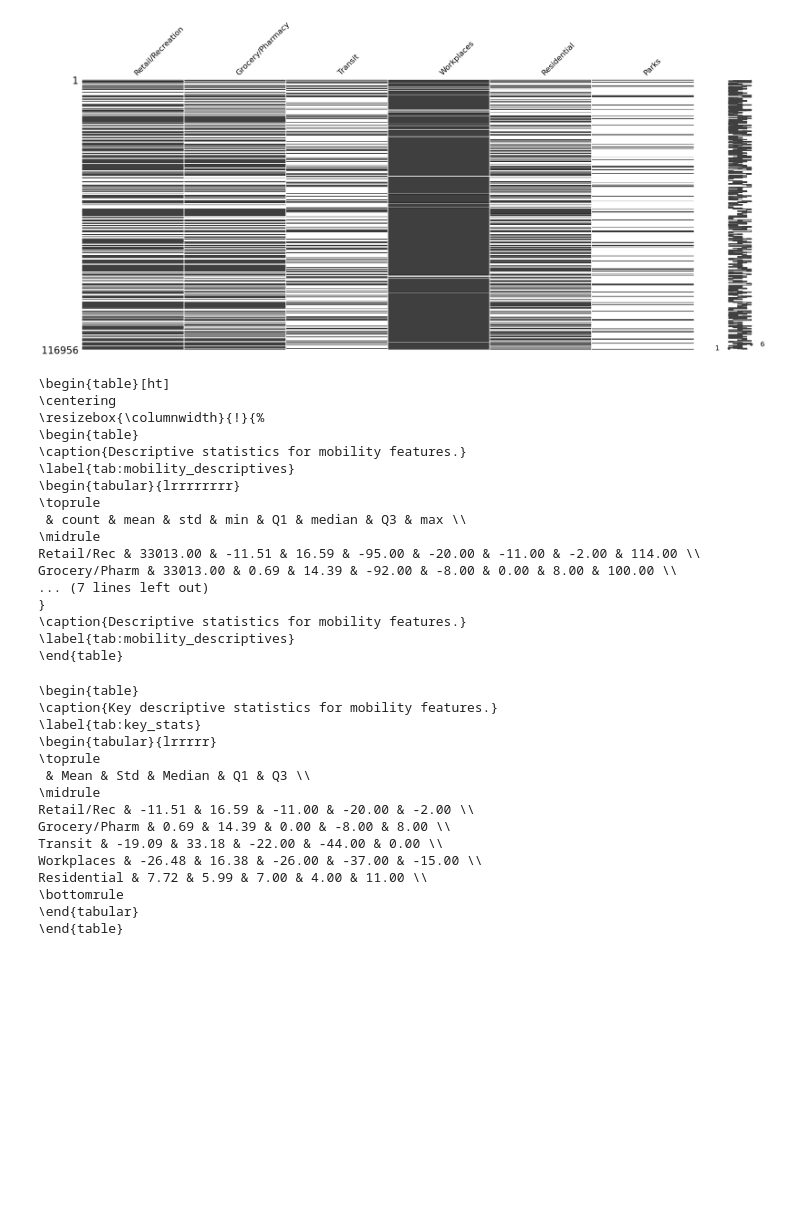
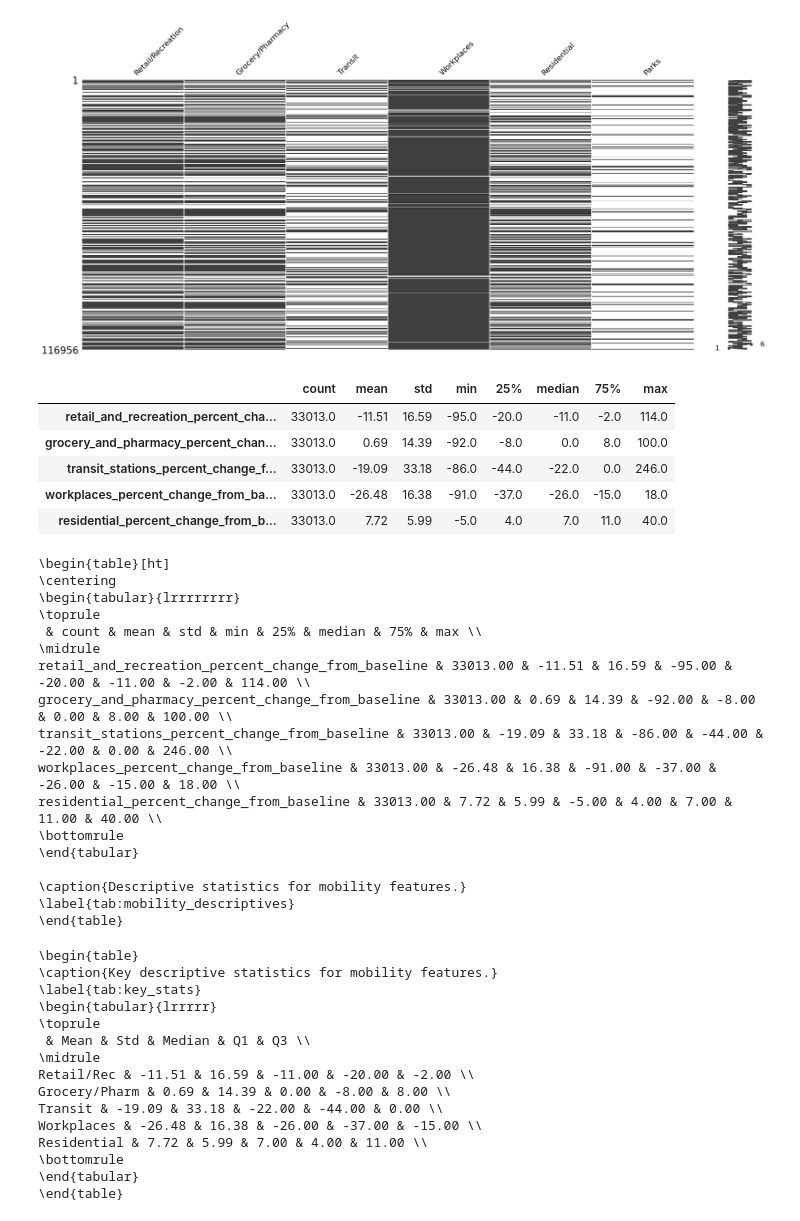
Before and after one commit to rorygardner/cyber_squadron, a Jupyter notebook: eda_notebooks/exploration.ipynb, the cells around one changed output. Saved outputs shown, nothing was run; the diff lists cells and outputs as text; code cells hidden in the pictures; blank space fills up the shorter version.

```diff
--- a/data_manip_exploration/exploration.ipynb
+++ b/eda_notebooks/exploration.ipynb
@@ -6,24 +6,21 @@ import seaborn as sns
 import missingno as msno
 
 
-mobility_og = pd.read_csv("data/mobility_va.csv")
+mobility_og = pd.read_csv("../data/mobility_va.csv")
 mobility_og['date'] = pd.to_datetime(mobility_og['date'])
 
 
-mobility = pd.read_csv("data/mobility_clean.csv")
+mobility = pd.read_csv("../data/mobility_clean.csv")
 mobility['date'] = pd.to_datetime(mobility['date'])
 
-feats = ['retail_and_recreation_percent_change_from_baseline',
-       'grocery_and_pharmacy_percent_change_from_baseline',
-       'transit_stations_percent_change_from_baseline',
-       'workplaces_percent_change_from_baseline',
-       'residential_percent_change_from_baseline']
+mobility_features = ['retail_and_recreation_percent_change_from_baseline',
+                     'grocery_and_pharmacy_percent_change_from_baseline',
+                     'transit_stations_percent_change_from_baseline',
+                     'workplaces_percent_change_from_baseline',
+                     'residential_percent_change_from_baseline']
 
-og_feats = ['retail_and_recreation_percent_change_from_baseline',
-            'grocery_and_pharmacy_percent_change_from_baseline',
-            'transit_stations_percent_change_from_baseline',
-            'workplaces_percent_change_from_baseline',
-            'residential_percent_change_from_baseline',
-            'parks_percent_change_from_baseline']
 print(mobility_og.columns)
+print(f"\n{mobility_og.shape}")
+print(f"\n{mobility_og['date'].min()}")
+print(f"\n{mobility_og['date'].max()}")
 # %% [output]
@@ -53,33 +57,39 @@ msno.matrix(mobility_og[short_feats])
 [figure]
 # %%
 # summary stats
-described = pd.DataFrame(mobility[feats].describe().T)
+described = pd.DataFrame(mobility[mobility_features].describe().T)
 described = described.rename(columns={'50%': 'median'})  # fix rename
 described = round(described, 2)
 display(described)
 
 # LaTeX export
 latex_table = described.to_latex(float_format="%.2f", index=True)
 print("\\begin{table}[ht]\n\\centering")
 print(latex_table)
 print("\\caption{Descriptive statistics for mobility features.}")
 print("\\label{tab:mobility_descriptives}")
 print("\\end{table}")
 # %% [output]
+|  | count | mean | std | min | 25% | median | 75% | max |
+| retail_and_recreation_percent_cha... | 33013.0 | -11.51 | 16.59 | -95.0 | -20.0 | -11.0 | -2.0 | 114.0 |
+| grocery_and_pharmacy_percent_chan... | 33013.0 | 0.69 | 14.39 | -92.0 | -8.0 | 0.0 | 8.0 | 100.0 |
+| transit_stations_percent_change_f... | 33013.0 | -19.09 | 33.18 | -86.0 | -44.0 | -22.0 | 0.0 | 246.0 |
+| workplaces_percent_change_from_ba... | 33013.0 | -26.48 | 16.38 | -91.0 | -37.0 | -26.0 | -15.0 | 18.0 |
+| residential_percent_change_from_b... | 33013.0 | 7.72 | 5.99 | -5.0 | 4.0 | 7.0 | 11.0 | 40.0 |
 \begin{table}[ht]
 \centering
-\resizebox{\columnwidth}{!}{%
-\begin{table}
-\caption{Descriptive statistics for mobility features.}
-\label{tab:mobility_descriptives}
 \begin{tabular}{lrrrrrrrr}
 \toprule
- & count & mean & std & min & Q1 & median & Q3 & max \\
+ & count & mean & std & min & 25% & median & 75% & max \\
 \midrule
-Retail/Rec & 33013.00 & -11.51 & 16.59 & -95.00 & -20.00 & -11.00 & -2.00 & 114.00 \\
-Grocery/Pharm & 33013.00 & 0.69 & 14.39 & -92.00 & -8.00 & 0.00 & 8.00 & 100.00 \\
-... (7 lines left out)
-}
+retail_and_recreation_percent_change_from_baseline & 33013.00 & -11.51 & 16.59 & -95.00 & -20.00 & -11.00 & -2.00 & 114.00 \\
+grocery_and_pharmacy_percent_change_from_baseline & 33013.00 & 0.69 & 14.39 & -92.00 & -8.00 & 0.00 & 8.00 & 100.00 \\
+transit_stations_percent_change_from_baseline & 33013.00 & -19.09 & 33.18 & -86.00 & -44.00 & -22.00 & 0.00 & 246.00 \\
+workplaces_percent_change_from_baseline & 33013.00 & -26.48 & 16.38 & -91.00 & -37.00 & -26.00 & -15.00 & 18.00 \\
+residential_percent_change_from_baseline & 33013.00 & 7.72 & 5.99 & -5.00 & 4.00 & 7.00 & 11.00 & 40.00 \\
+\bottomrule
+\end{tabular}
+
 \caption{Descriptive statistics for mobility features.}
 \label{tab:mobility_descriptives}
 \end{table}
```
Also changed, not shown: parts of 4 cells of this notebook, 2 other files.
